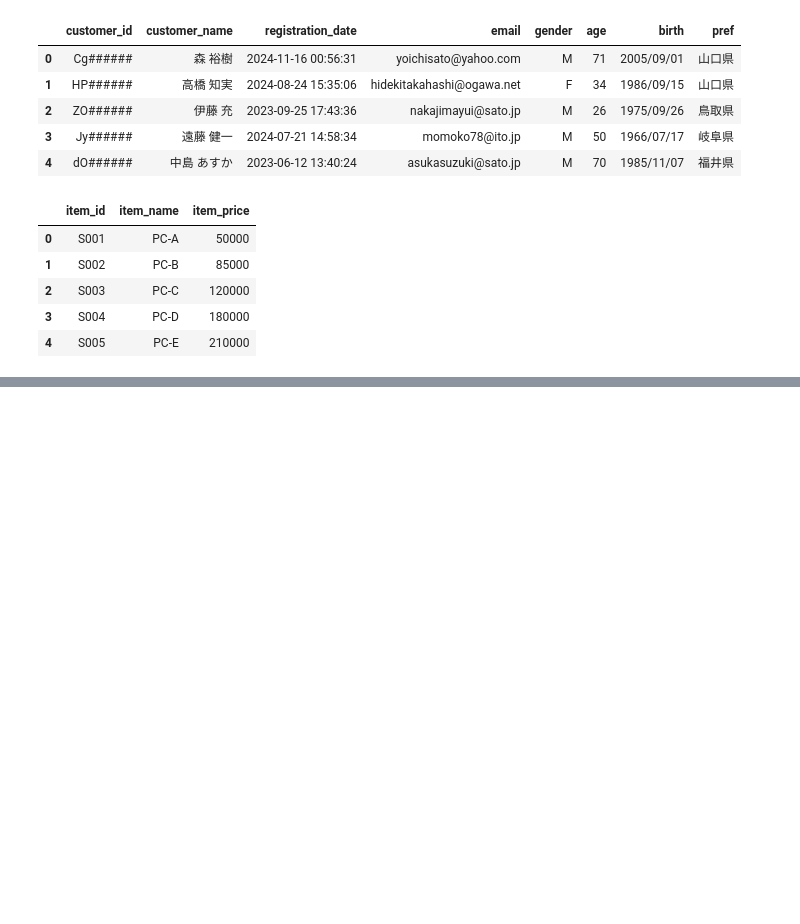
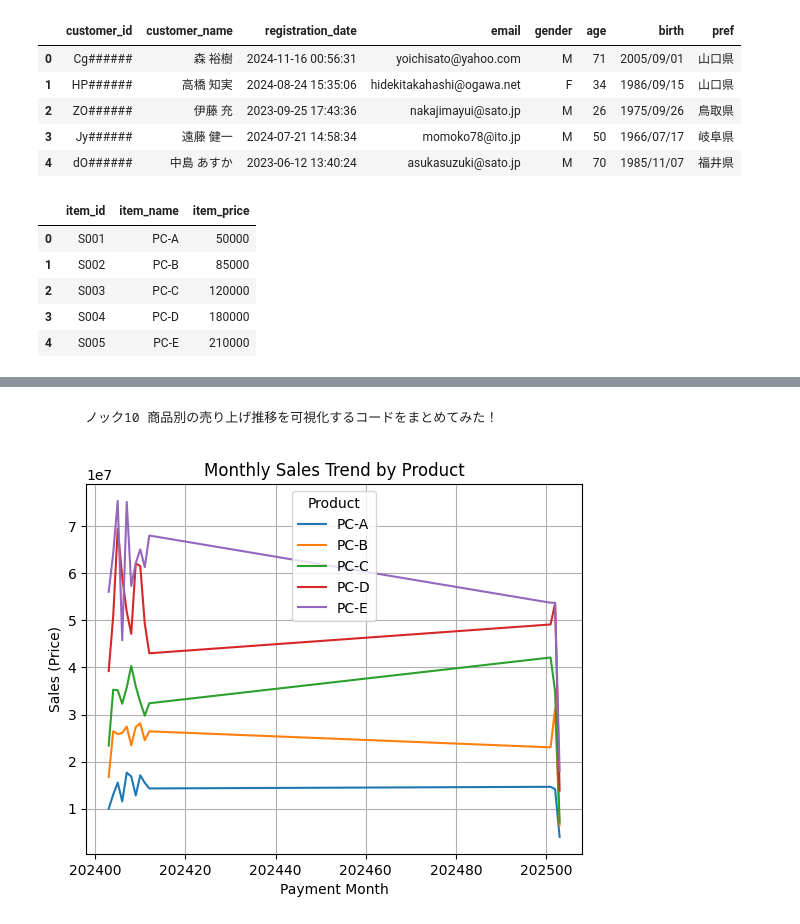
Before and after one commit to NakanoDataLab/data_analysis_100knocks, a Jupyter notebook: Chapter01.ipynb, the cells around one changed output, grey strips where cells are left out. Saved outputs shown, nothing was run; the diff lists cells and outputs as text; code cells hidden in the pictures; blank space fills up the shorter version.

```diff
--- a/Chapter01.ipynb
+++ b/Chapter01.ipynb
@@ -91,0 +193,6 @@ transaction_detail_2.head()
+# %%
+# 売上計算
+joined_data["price"] = joined_data["quantity"] * joined_data["item_price"]
+
+# 確認（先頭5行）
+display(joined_data[["item_price", "quantity", "price"]].head())
@@ -91,0 +239,3 @@ transaction_detail_2.head()
+# %%
+# 欠損地を0で埋める
+joined_data = joined_data.fillna(0)
@@ -91,0 +268,12 @@ transaction_detail_2.head()
+# %%
+# payment_dateをdatetime型に変換
+joined_data["payment_date"] = pd.to_datetime(joined_data["payment_date"])
+
+# payment_monthを文字列からint型に変換
+joined_data["payment_month"] = joined_data["payment_date"].dt.strftime("%Y%m").astype(int)
+
+# 月別の集計
+result = joined_data.groupby("payment_month")["price"].sum()
+
+# 結果を表示
+print(result)
@@ -91,0 +320,27 @@ transaction_detail_2.head()
+# %% [markdown]
+        ノック10 商品別の売り上げ推移を可視化するコードをまとめてみた！
+# %%
+import matplotlib.pyplot as plt
+%matplotlib inline
+
+# グラフ用のデータを作成
+graph_data = pd.pivot_table(
+    joined_data,
+    index="payment_month", #縦軸
+    columns="item_name",   #横軸
+    values="price",        #集計したい値
+    aggfunc="sum"          #集計方法（今回は合計）
+)
+# グラフの描画
+label_list = ["PC-{}".format(c) for c in "ABCDE"]
+for label in label_list:
+    plt.plot(list(graph_data.index), graph_data[label], label=label)
+
+plt.title("Monthly Sales Trend by Product")
+plt.xlabel("Payment Month")
+plt.ylabel("Sales (Price)")
+plt.legend(title="Product")
+plt.grid(True)
+plt.show()
+# %% [output]
+[figure, added]
```
Also changed, not shown: parts of 27 cells of this notebook.
